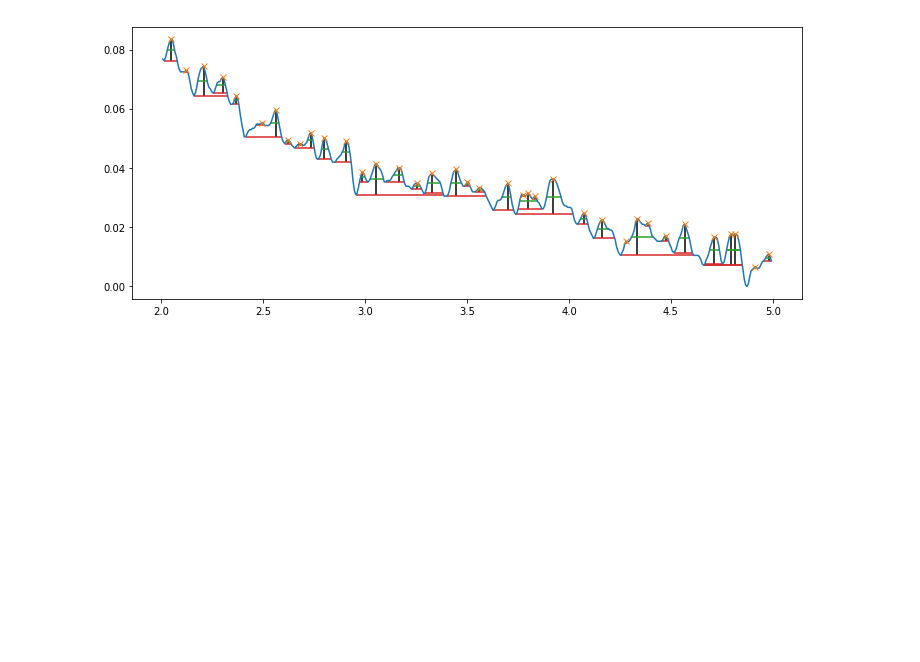
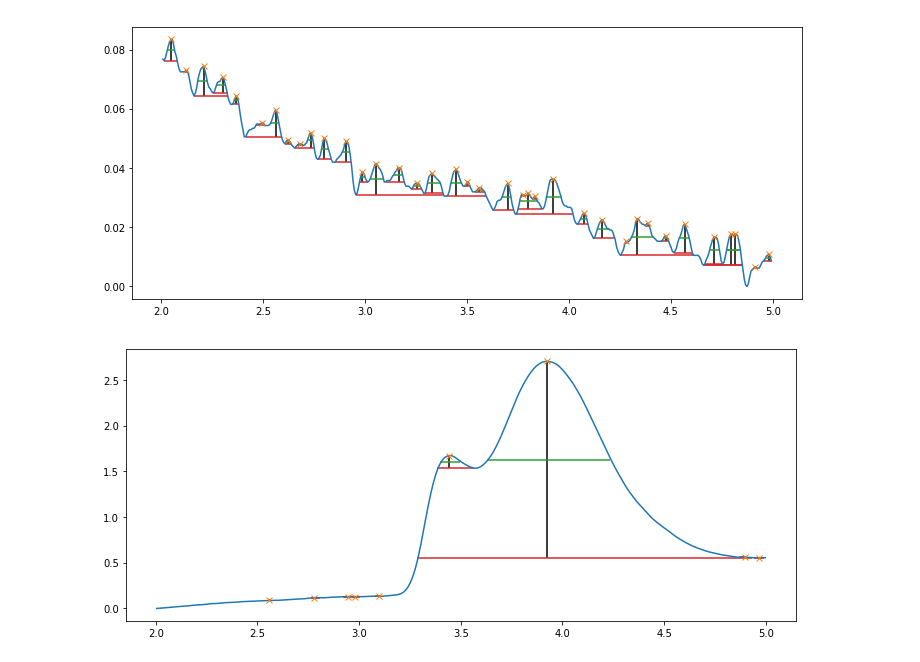
Before and after one commit to GiantFurosemide/sec_analyse, a Jupyter notebook: get_feature_vector3d.ipynb, the cells around one changed output. Drawn from its saved outputs; the diff is of its cells as text; code cells hidden in the pictures; blank space fills up the shorter version.

```diff
--- a/get_feature_vector3d.ipynb
+++ b/get_feature_vector3d.ipynb
@@ -370,3 +330,39 @@ plt.show()
 # 成功，可以替换成 max peak
 # %% [output]
 [figure]
+# %%
+#show peak position as 'x'
+tdata = ss[220]
+x = tdata[1]
+peaks,param = find_peaks(x.peak)
+# get prominences
+prominences = scipy.signal.peak_prominences(x.peak,peaks)[0] # prominences has 3 arraies,use first
+# get half width,full width
+results_half = scipy.signal.peak_widths(x.peak, peaks, rel_height=0.5)
+results_full = scipy.signal.peak_widths(x.peak, peaks, rel_height=1)
+# calculation about width.
+# x axis is value .time. But results_half returns indexs of .time,with which we calculate width.
+# width_coefficient*results_half[0] returns what we see in the plot.
+index_x_max=x.time.index[x.time==x.time.max()][0]
+index_x_min=x.time.index[x.time==x.time.min()][0]
+index_length = index_x_max-index_x_min
+width_coefficient=(x.time.max()-x.time.min())/index_length
+
+
+contour_heights = x.peak[peaks]-prominences
+plt.plot(x.time,tdata[1].peak)
+plt.plot(x.time[peaks],x.peak[peaks],"x")
+plt.vlines(x=x.time[peaks], ymin=contour_heights, ymax=x.peak[peaks])
+plt.hlines(y=results_half[1],
+           xmin=width_coefficient*results_half[2],
+           xmax=width_coefficient*results_half[3],
+           color="C2")
+plt.hlines(y=results_full[1],
+           xmin=width_coefficient*results_full[2],
+           xmax=width_coefficient*results_full[3],
+           color="C3")
+plt.show()
+
+# 成功，可以替换成 max peak
+# %% [output]
+[figure, added]
```
Also changed, not shown: parts of 15 cells of this notebook, 1 other file.
